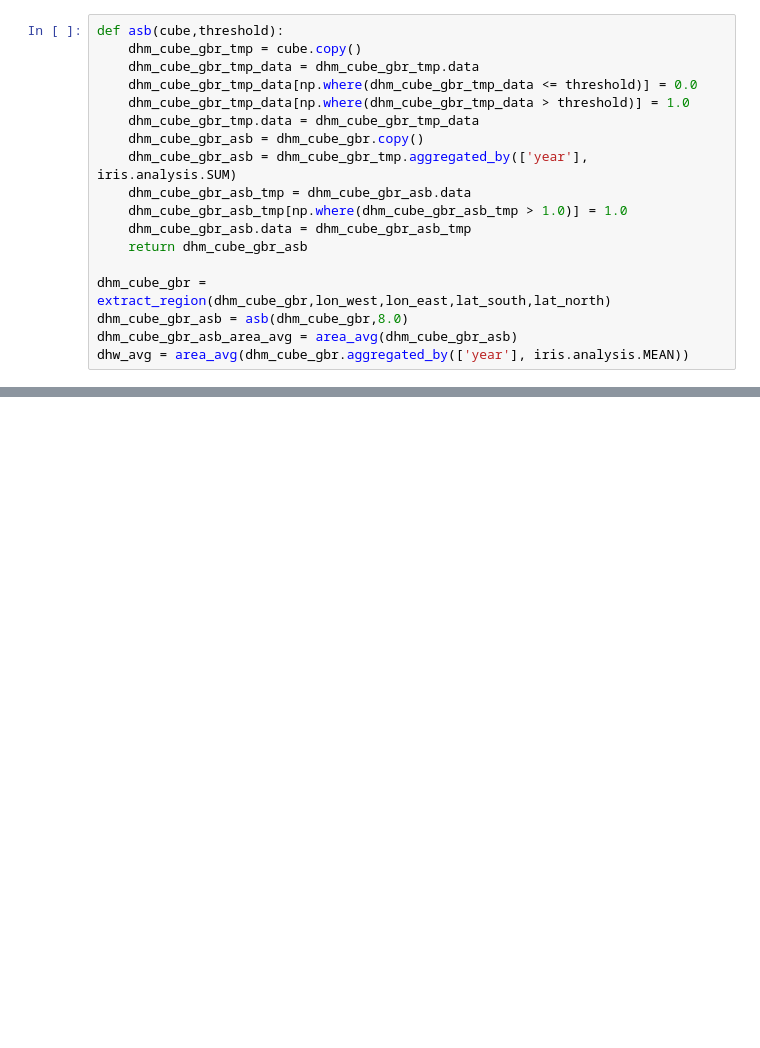
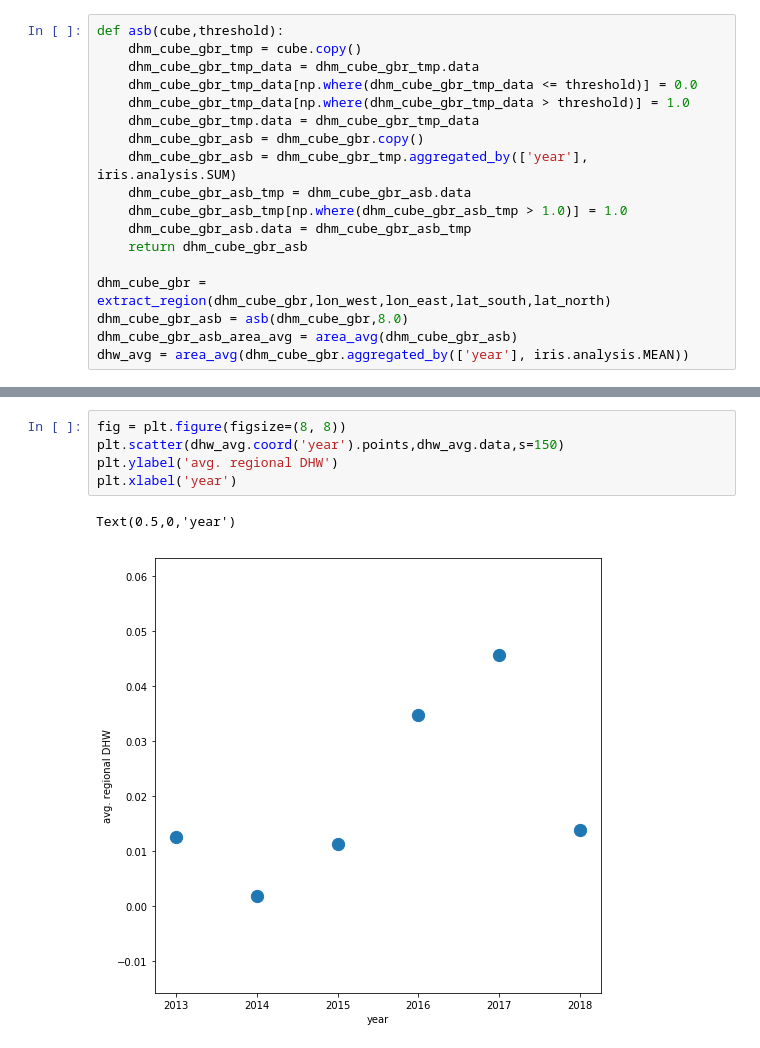
Before and after one commit to PaulHalloran/Jupiter_notebooks_halloran, a Jupyter notebook: dhw_satilite_sst.ipynb, the cells around one changed output, grey strips where cells are left out. Cells and saved outputs as stored; diff of their text form; blank space fills up the shorter version.

```diff
--- a/dhw_satilite_sst.ipynb
+++ b/dhw_satilite_sst.ipynb
@@ -325,0 +333,8 @@ plt.legend()
+# %%
+fig = plt.figure(figsize=(8, 8))
+plt.scatter(dhw_avg.coord('year').points,dhw_avg.data,s=150)
+plt.ylabel('avg. regional DHW')
+plt.xlabel('year')
+# %% [output]
+Text(0.5,0,'year')
+[figure, added]
```
Also changed, not shown: parts of 8 cells of this notebook.
